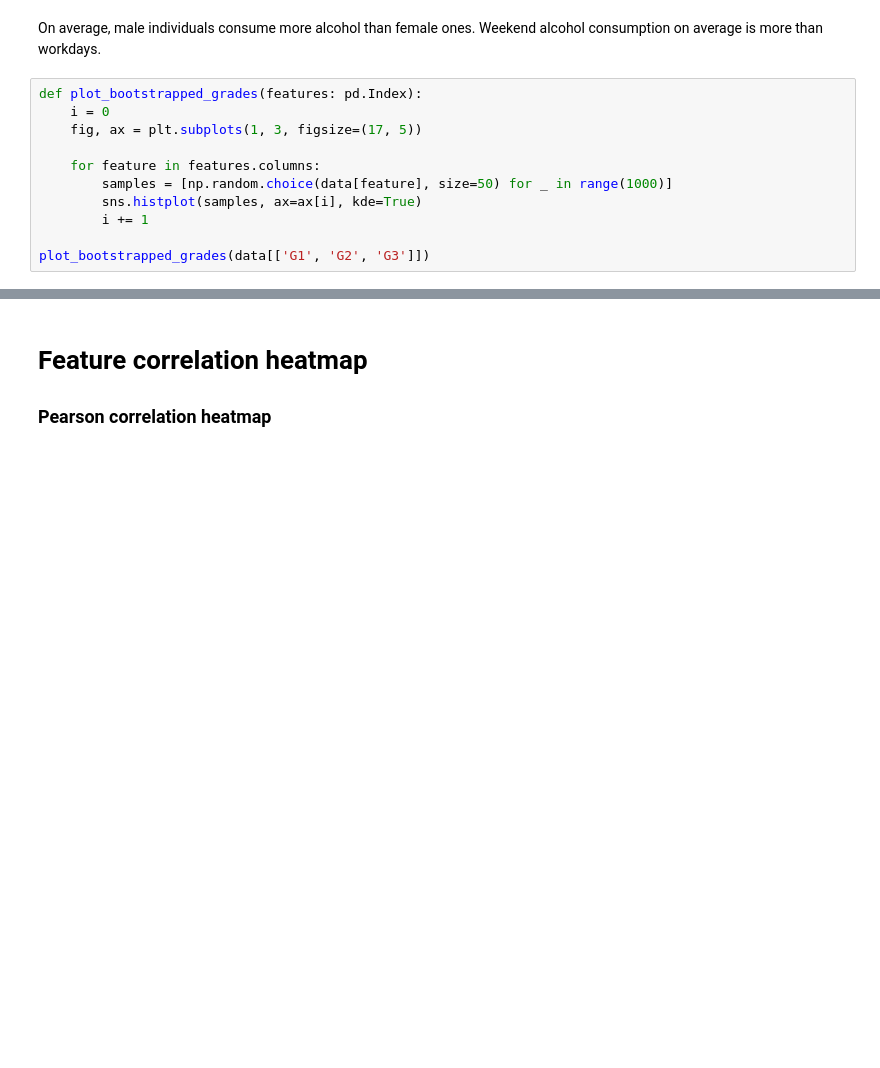
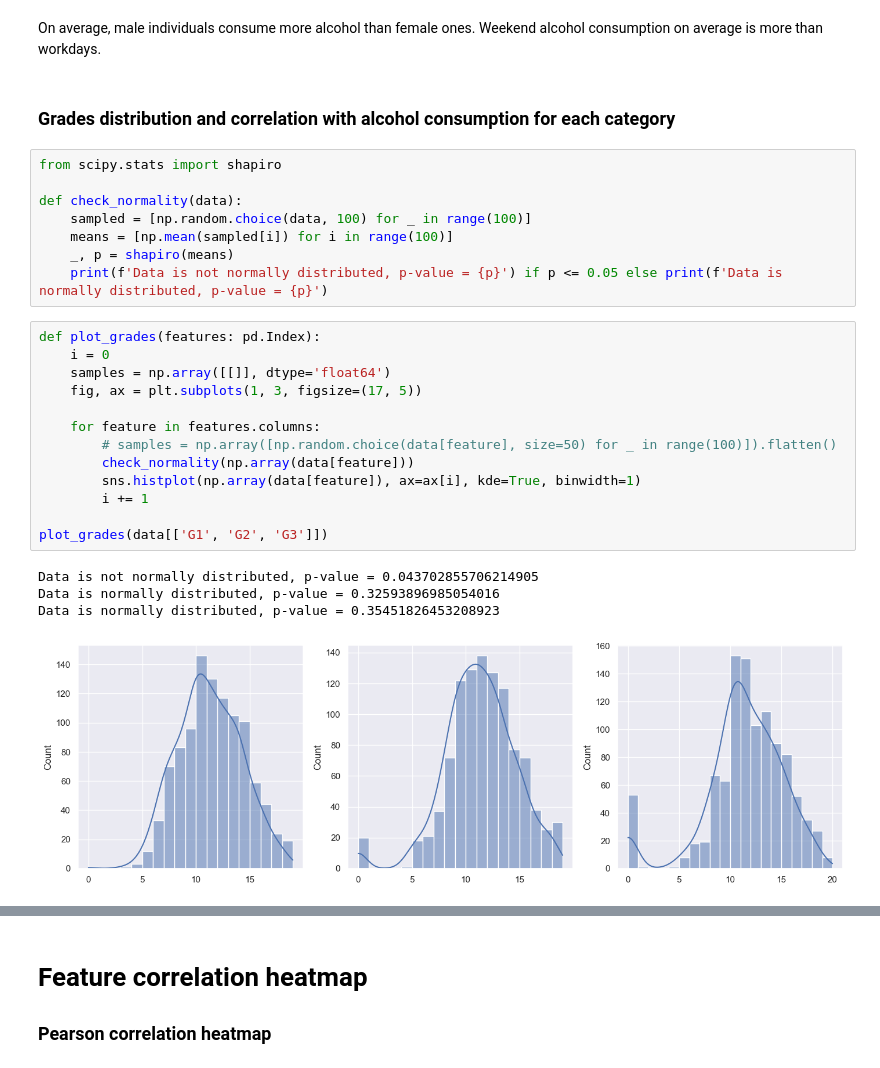
Before and after one commit to banislav/student-alcohol-consumption, a Jupyter notebook: eda-notebook.ipynb, the cells around one changed output, grey strips where cells are left out. Cells and saved outputs as stored; diff of their text form; blank space fills up the shorter version.

```diff
--- a/eda-notebook.ipynb
+++ b/eda-notebook.ipynb
@@ -80,14 +101,31 @@ data.groupby(['sex'])[['Dalc', 'Walc']].describe()
 # %% [markdown]
 On average, male individuals consume more alcohol than female ones.
 Weekend alcohol consumption on average is more than workdays.
+# %% [markdown]
+### Grades distribution and correlation with alcohol consumption for each category
+# %%
+from scipy.stats import shapiro
+
+def check_normality(data):
+    sampled = [np.random.choice(data, 100) for _ in range(100)]
+    means = [np.mean(sampled[i]) for i in range(100)]
+    _, p = shapiro(means)
+    print(f'Data is not normally distributed, p-value = {p}') if p <= 0.05 else print(f'Data is normally distributed, p-value = {p}')
 # %%
-def plot_bootstrapped_grades(features: pd.Index):
+def plot_grades(features: pd.Index):
     i = 0
+    samples = np.array([[]], dtype='float64')
     fig, ax = plt.subplots(1, 3, figsize=(17, 5))
 
     for feature in features.columns:
-        samples = [np.random.choice(data[feature], size=50) for _ in range(1000)]
-        sns.histplot(samples, ax=ax[i], kde=True)
+        # samples = np.array([np.random.choice(data[feature], size=50) for _ in range(100)]).flatten()
+        check_normality(np.array(data[feature]))
+        sns.histplot(np.array(data[feature]), ax=ax[i], kde=True, binwidth=1)
         i += 1
 
-plot_bootstrapped_grades(data[['G1', 'G2', 'G3']])
+plot_grades(data[['G1', 'G2', 'G3']])
+# %% [output]
+Data is not normally distributed, p-value = 0.043702855706214905
+Data is normally distributed, p-value = 0.32593896985054016
+Data is normally distributed, p-value = 0.35451826453208923
+[figure, added]
```
Also changed, not shown: parts of 22 cells of this notebook.
